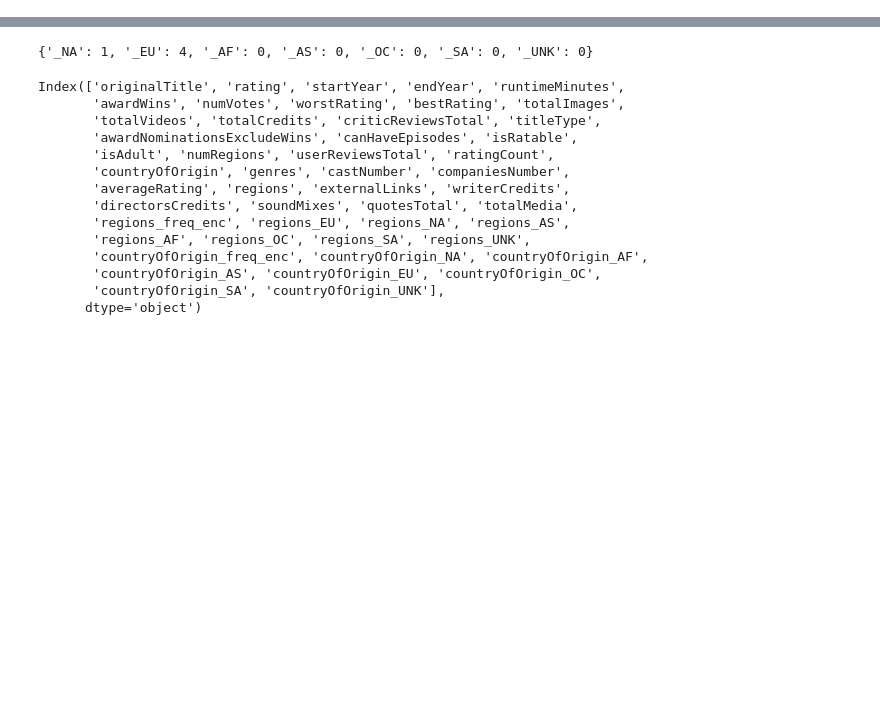
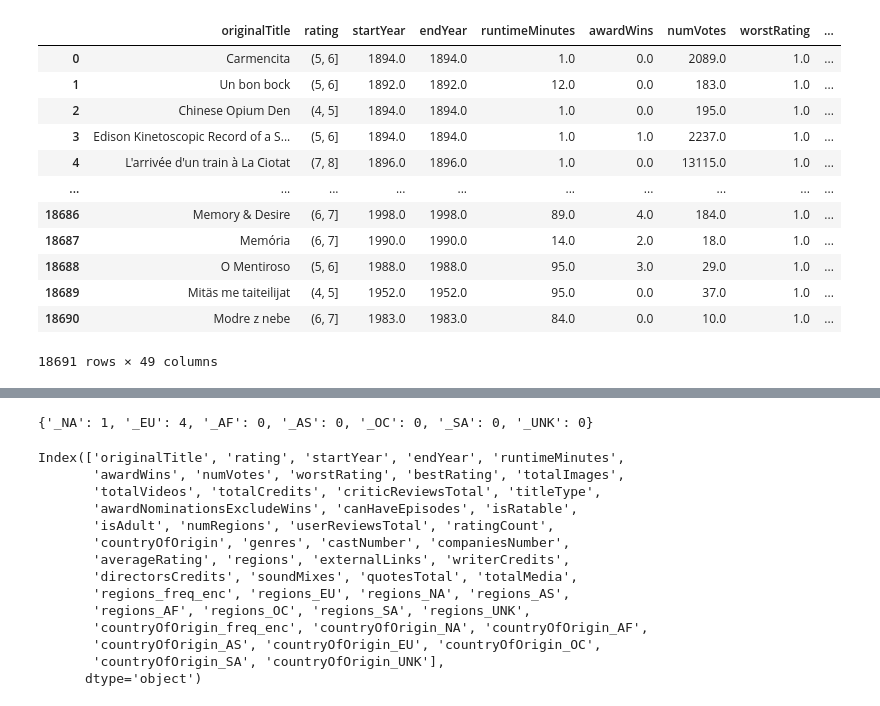
Before and after one commit to ChefBB/dm2_project, a Jupyter notebook: feature_merge_bruno.ipynb, the cells around one changed output, grey strips where cells are left out. Cells and saved outputs as stored; diff of their text form; code cells hidden in the pictures; blank space fills up the shorter version.

```diff
--- a/feature_merge_bruno.ipynb
+++ b/feature_merge_bruno.ipynb
@@ -0,0 +20,17 @@
+# %%
+df = df.iloc[:len(df) // 2]
+df
+# %% [output]
+|  | originalTitle | rating | startYear | endYear | runtimeMinutes | awardWins | numVotes | worstRating | ... |
+| 0 | Carmencita | (5, 6] | 1894.0 | 1894.0 | 1.0 | 0.0 | 2089.0 | 1.0 | ... |
+| 1 | Un bon bock | (5, 6] | 1892.0 | 1892.0 | 12.0 | 0.0 | 183.0 | 1.0 | ... |
+| 2 | Chinese Opium Den | (4, 5] | 1894.0 | 1894.0 | 1.0 | 0.0 | 195.0 | 1.0 | ... |
+| 3 | Edison Kinetoscopic Record of a S... | (5, 6] | 1894.0 | 1894.0 | 1.0 | 1.0 | 2237.0 | 1.0 | ... |
+| 4 | L'arrivée d'un train à La Ciotat | (7, 8] | 1896.0 | 1896.0 | 1.0 | 0.0 | 13115.0 | 1.0 | ... |
+| ... | ... | ... | ... | ... | ... | ... | ... | ... | ... |
+| 18686 | Memory & Desire | (6, 7] | 1998.0 | 1998.0 | 89.0 | 4.0 | 184.0 | 1.0 | ... |
+| 18687 | Memória | (6, 7] | 1990.0 | 1990.0 | 14.0 | 2.0 | 18.0 | 1.0 | ... |
+| 18688 | O Mentiroso | (5, 6] | 1988.0 | 1988.0 | 95.0 | 3.0 | 29.0 | 1.0 | ... |
+| 18689 | Mitäs me taiteilijat | (4, 5] | 1952.0 | 1952.0 | 95.0 | 0.0 | 37.0 | 1.0 | ... |
+| 18690 | Modre z nebe | (6, 7] | 1983.0 | 1983.0 | 84.0 | 0.0 | 10.0 | 1.0 | ... |
+18691 rows × 49 columns
```
Also changed, not shown: parts of 12 cells of this notebook, 7 other files.
